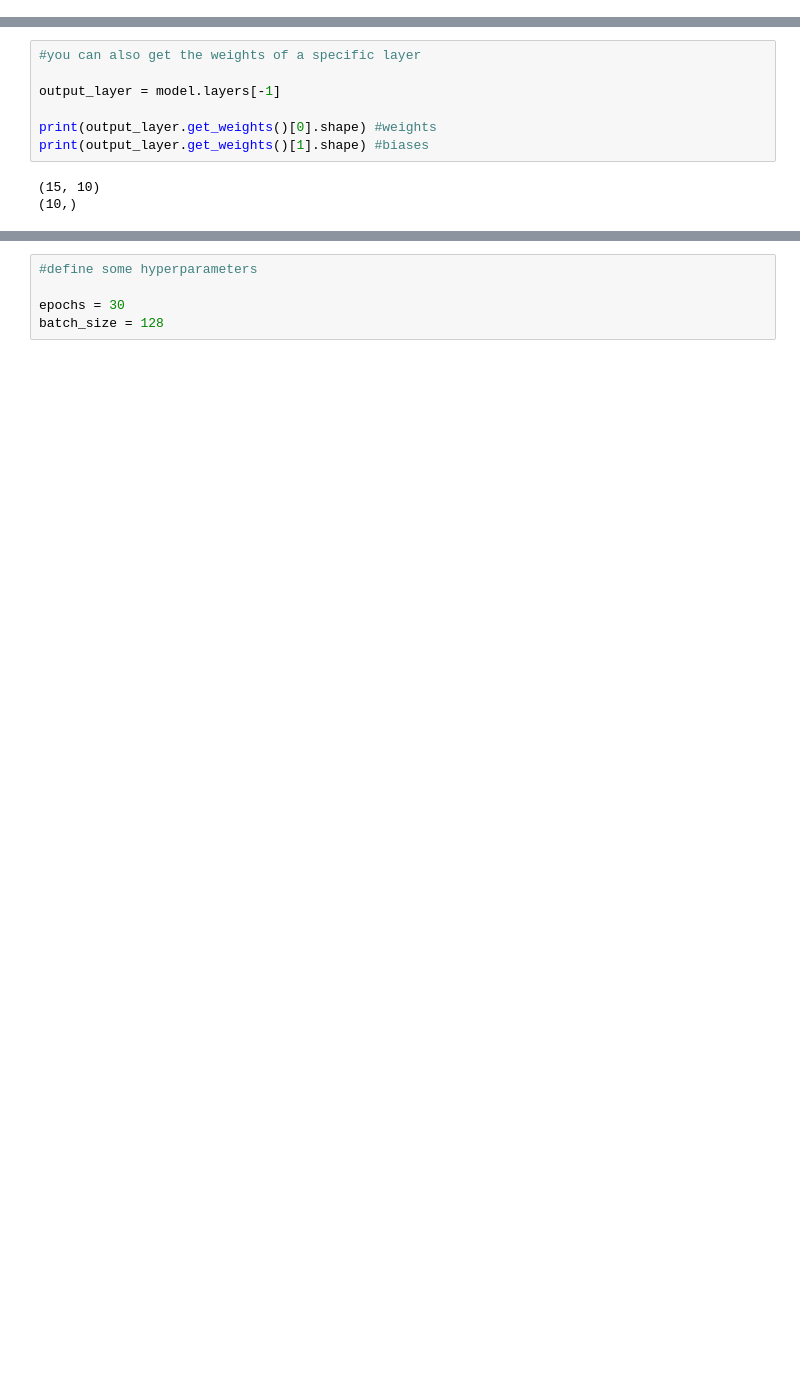
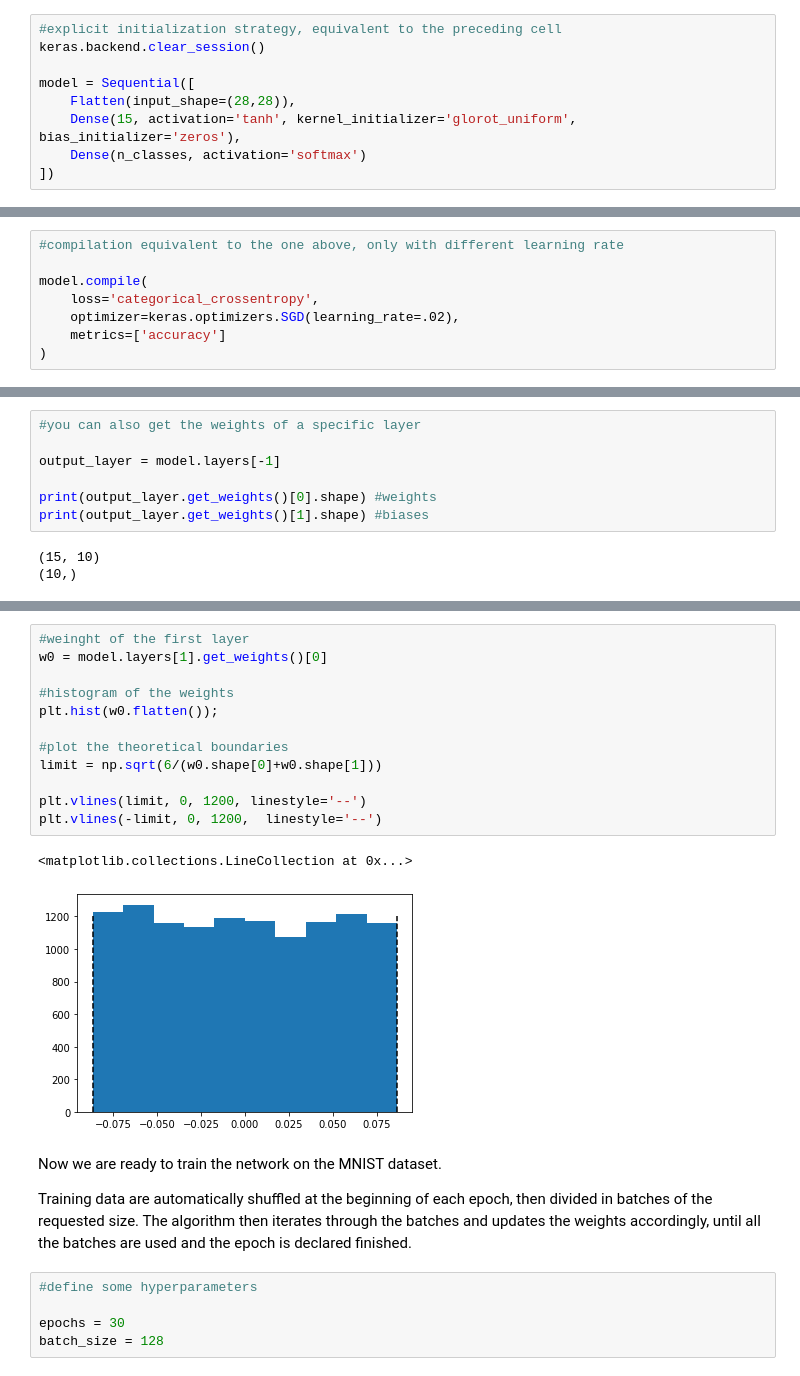
Before and after one commit to fmottes/unito-neural-networks, a Jupyter notebook: 02 - Fully Connected Feedforward Networks with TensorFlow.ipynb, the cells around one changed output, grey strips where cells are left out. Drawn from its saved outputs; the diff is of its cells as text; blank space fills up the shorter version.

```diff
--- a/02 - Fully Connected Feedforward Networks with TensorFlow.ipynb
+++ b/02 - Fully Connected Feedforward Networks with TensorFlow.ipynb
@@ -174,3 +176,12 @@ model = Sequential([
+# %%
+#explicit initialization strategy, equivalent to the preceding cell
+keras.backend.clear_session()
+
+model = Sequential([
+    Flatten(input_shape=(28,28)),
+    Dense(15, activation='tanh', kernel_initializer='glorot_uniform', bias_initializer='zeros'),
+    Dense(n_classes, activation='softmax')
+])
 # %%
 #we can now print a summary of the model we created
 model.summary()
@@ -204,3 +217,11 @@ We have chosen to minimize the categorical cross-entropy loss with plain (Mini-b
+# %%
+#compilation equivalent to the one above, only with different learning rate
+
+model.compile(
+    loss='categorical_crossentropy',
+    optimizer=keras.optimizers.SGD(learning_rate=.02),
+    metrics=['accuracy']
+)
 # %% [markdown]
 The network is fully initialized now! We can, for example, look at how the weights are initialized:
 # %%
@@ -229,3 +258,22 @@ Now we are ready to train the network on the MNIST dataset:
+# %%
+#weinght of the first layer
+w0 = model.layers[1].get_weights()[0]
+
+#histogram of the weights
+plt.hist(w0.flatten());
+
+#plot the theoretical boundaries
+limit = np.sqrt(6/(w0.shape[0]+w0.shape[1]))
+
+plt.vlines(limit, 0, 1200, linestyle='--')
+plt.vlines(-limit, 0, 1200,  linestyle='--')
+# %% [output]
+<matplotlib.collections.LineCollection at 0x...>
+[figure, added]
+# %% [markdown]
+Now we are ready to train the network on the MNIST dataset.
+
+Training data are automatically shuffled at the beginning of each epoch, then divided in batches of the requested size. The algorithm then iterates through the batches and updates the weights accordingly, until all the batches are used and the epoch is declared finished.
 # %%
 #define some hyperparameters
 
```
Also changed, not shown: parts of 10 cells of this notebook.
